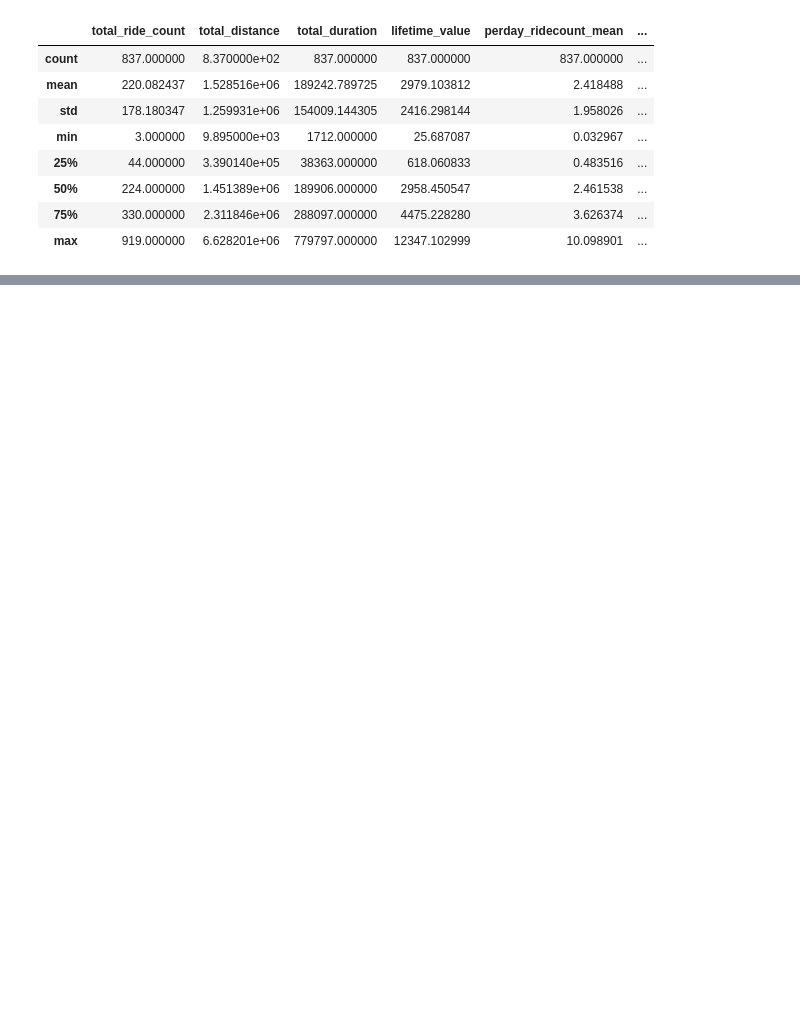
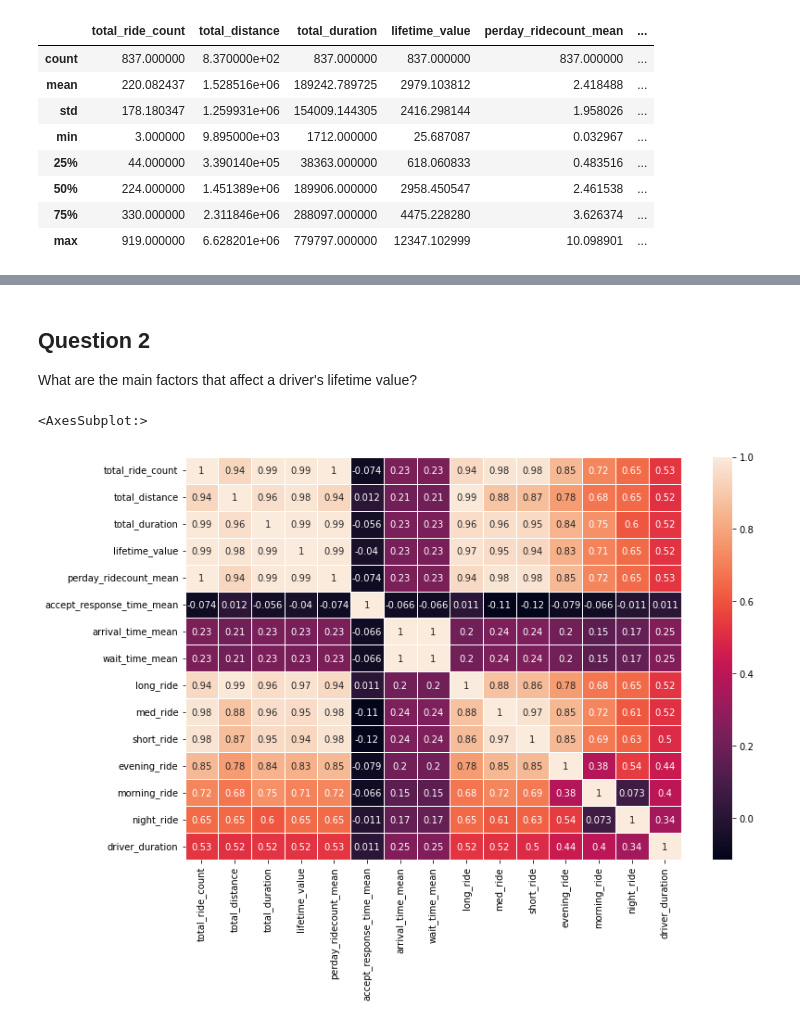
Before and after one commit to tugceturkkal/Data-Projects, a Jupyter notebook: LYFT - Driver Lifetime Value.ipynb, the cells around one changed output, grey strips where cells are left out. Cells and saved outputs as stored; diff of their text form; code cells hidden in the pictures; blank space fills up the shorter version.

Commit message:
LYFT - Driver Lifetime Value

```diff
--- a/LYFT - Driver Lifetime Value.ipynb
+++ b/LYFT - Driver Lifetime Value.ipynb
@@ -494,0 +495,9 @@ sns.pairplot(driver_data)
+# %% [markdown]
+## Question 2
+What are the main factors that affect a driver's lifetime value?
+# %%
+f, ax = plt.subplots(figsize=(12, 8))
+sns.heatmap(driver_data.corr(), annot = True, linewidths = 0.5)
+# %% [output]
+<AxesSubplot:>
+[figure, added]
```
Also changed, not shown: parts of 11 cells of this notebook.
